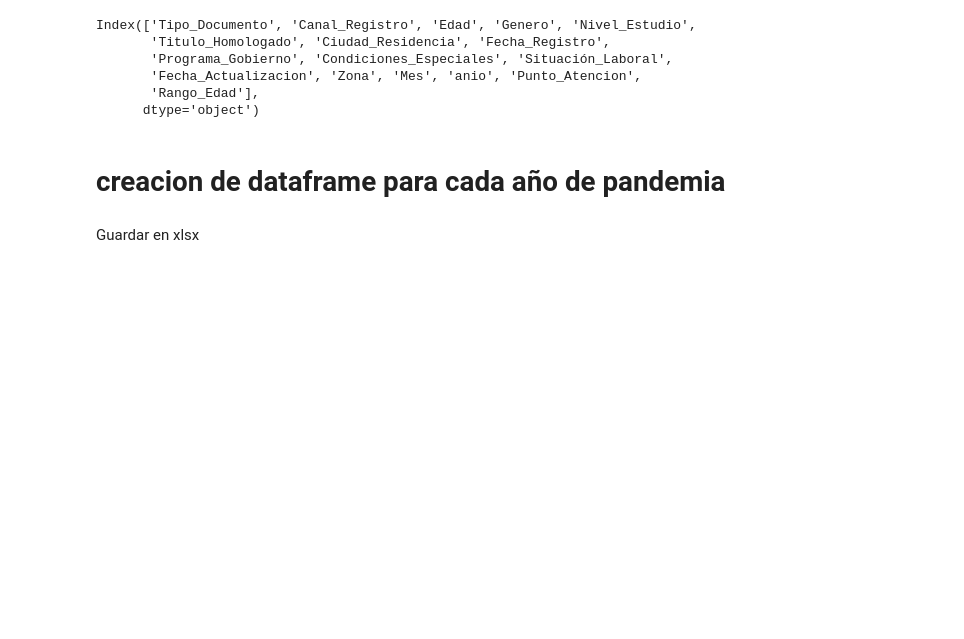
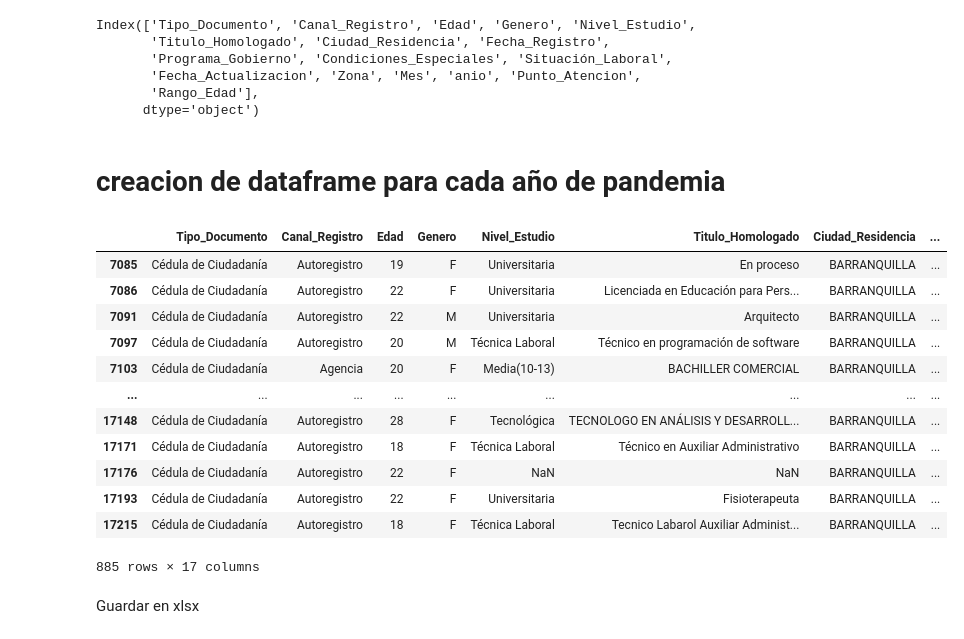
Before and after one commit to SaukB/Analisis, a Jupyter notebook: Material/Proyecto.ipynb, the cells around one changed output. Drawn from its saved outputs; the diff is of its cells as text; code cells hidden in the pictures; blank space fills up the shorter version.

```diff
--- a/Material/Proyecto.ipynb
+++ b/Material/Proyecto.ipynb
@@ -136,6 +134,21 @@ Index(['Tipo_Documento', 'Canal_Registro', 'Edad', 'Genero', 'Nivel_Estudio',
 # %%
 anio2021=mdatos[mdatos['anio']=="2,021"]
 anio2020=mdatos[mdatos['anio']=="2,020"]
+anio2021
+# %% [output]
+|  | Tipo_Documento | Canal_Registro | Edad | Genero | Nivel_Estudio | Titulo_Homologado | Ciudad_Residencia | ... |
+| 7085 | Cédula de Ciudadanía | Autoregistro | 19 | F | Universitaria | En proceso | BARRANQUILLA | ... |
+| 7086 | Cédula de Ciudadanía | Autoregistro | 22 | F | Universitaria | Licenciada en Educación para Pers... | BARRANQUILLA | ... |
+| 7091 | Cédula de Ciudadanía | Autoregistro | 22 | M | Universitaria | Arquitecto | BARRANQUILLA | ... |
+| 7097 | Cédula de Ciudadanía | Autoregistro | 20 | M | Técnica Laboral | Técnico en programación de software | BARRANQUILLA | ... |
+| 7103 | Cédula de Ciudadanía | Agencia | 20 | F | Media(10-13) | BACHILLER COMERCIAL | BARRANQUILLA | ... |
+| ... | ... | ... | ... | ... | ... | ... | ... | ... |
+| 17148 | Cédula de Ciudadanía | Autoregistro | 28 | F | Tecnológica | TECNOLOGO EN ANÁLISIS Y DESARROLL... | BARRANQUILLA | ... |
+| 17171 | Cédula de Ciudadanía | Autoregistro | 18 | F | Técnica Laboral | Técnico en Auxiliar Administrativo | BARRANQUILLA | ... |
+| 17176 | Cédula de Ciudadanía | Autoregistro | 22 | F | NaN | NaN | BARRANQUILLA | ... |
+| 17193 | Cédula de Ciudadanía | Autoregistro | 22 | F | Universitaria | Fisioterapeuta | BARRANQUILLA | ... |
+| 17215 | Cédula de Ciudadanía | Autoregistro | 18 | F | Técnica Laboral | Tecnico Labarol Auxiliar Administ... | BARRANQUILLA | ... |
+885 rows × 17 columns
 # %% [markdown]
 Guardar en xlsx
 # %%
```
Also changed, not shown: parts of 1 cell of this notebook, 2 other files.
